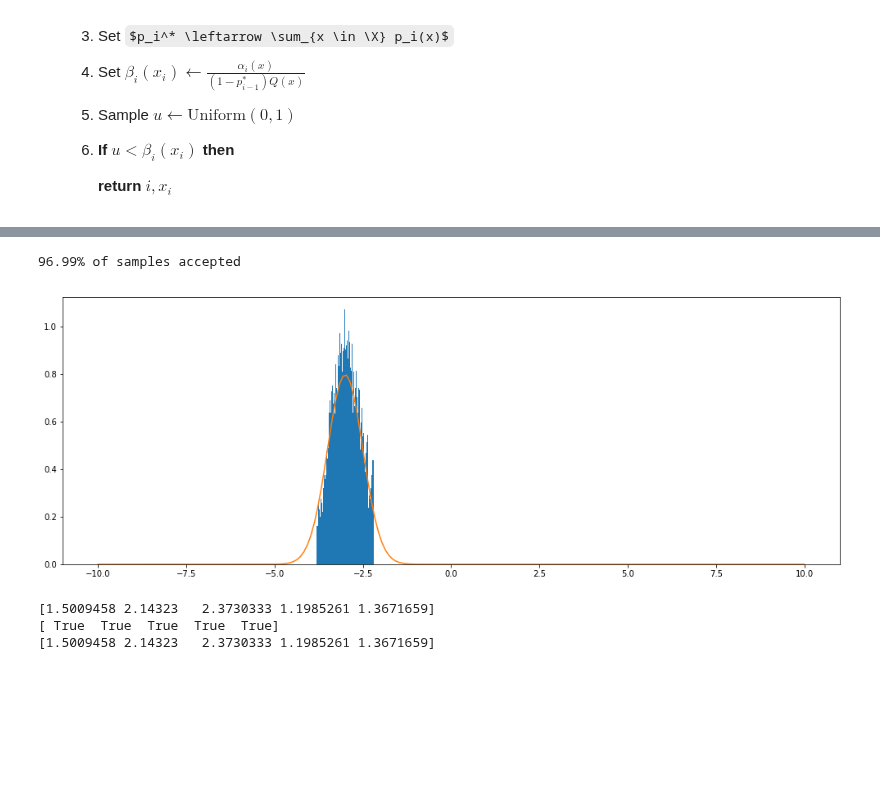
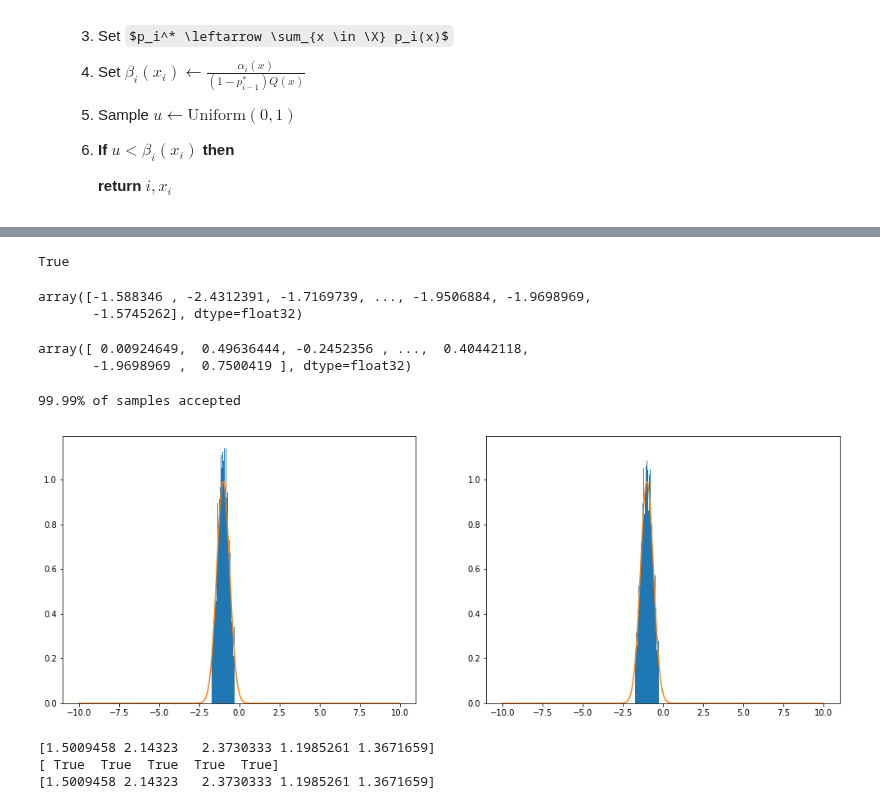
Before and after one commit to gergely-flamich/miracle-compression, a Jupyter notebook: code/compression/rejection-sampling.ipynb, the cells around one changed output, grey strips where cells are left out. Cells and saved outputs as stored; diff of their text form; code cells hidden in the pictures; some formulas as TeX source; blank space fills up the shorter version.

Commit message:
Added sample decoder

```diff
--- a/code/compression/rejection-sampling.ipynb
+++ b/code/compression/rejection-sampling.ipynb
@@ -583,7 +564,11 @@ def rejection_sample(p_loc,
                      num_samples,
                      show_plot,
                      num_draws,
+                     seed,
                      n_points=20):
+
+
+    tf.random.set_random_seed(seed)
 
     # Instantiate the proposal distribution p and target q
     p = tfd.Normal(loc=p_loc * tf.ones(num_latents), scale=p_scale * tf.ones(num_latents))
@@ -676,6 +661,7 @@ def rejection_sample(p_loc,
         update_indices = tf.logical_and(new_accepted, tf.logical_not(accepted))
 
         sample = tf.where(update_indices, new_sample, sample)
+        sample_indices = tf.where(update_indices, j * tf.ones_like(sample_indices), sample_indices)
         #print(sample)
 
         accepted = tf.math.logical_or(new_accepted, accepted)
@@ -688,4 +674,4 @@ def rejection_sample(p_loc,
         plt.plot(plot_points, q.prob(plot_points), 'r')
         plt.show()
 
-    return sample, accepted
+    return sample, sample_indices, accepted
@@ -692,14 +700,21 @@ def rejection_sample(p_loc,
 # %%
-tf.random.set_random_seed(42)
+seed = 42
 
-samps, accepted = rejection_sample(p_loc=0.,
-                                   p_scale=1.,
-                                   q_loc=-3.,
-                                   q_scale=0.5,
-                                   num_samples=1,
-                                   num_latents=10000,
-                                   n_points=20,
-                                   num_draws=5000,
-                                   show_plot=False)
+samps, sample_indices, accepted = rejection_sample(p_loc=0.,
+                                                   p_scale=1.,
+                                                   q_loc=-1.,
+                                                   q_scale=0.4,
+                                                   num_samples=1,
+                                                   num_latents=10000,
+                                                   n_points=30,
+                                                   num_draws=256,
+                                                   seed=seed,
+                                                   show_plot=False)
 # %% [output]
 [interactive output not drawn]
+# %%
+decoded_sample = decode_rejection_sample(p_loc=0.,
+                                         p_scale=1.,
+                                         seed=42,
+                                         index_matrix=sample_indices.numpy(),
+                                         num_latents=10000)
@@ -706,16 +723,40 @@ samps, accepted = rejection_sample(p_loc=0.,
+# %%
+accepted_samps = samps.numpy()[accepted.numpy()]
+accepted_decoded_samps = decoded_sample.numpy()[accepted.numpy()]
+
+np.all(accepted_samps == accepted_decoded_samps)
+# %% [output]
+True
+# %%
+accepted_samps
+# %% [output]
+array([-1.588346 , -2.4312391, -1.7169739, ..., -1.9506884, -1.9698969,
+       -1.5745262], dtype=float32)
+# %%
+accepted_decoded_samps
+# %% [output]
+array([ 0.00924649,  0.49636444, -0.2452356 , ...,  0.40442118,
+       -1.9698969 ,  0.7500419 ], dtype=float32)
 # %%
 accepted_samps = samps.numpy()[accepted.numpy()]
+accepted_decoded_samps = decoded_sample.numpy()[accepted.numpy()]
 
 print("{:.2f}% of samples accepted".format(100 * len(accepted_samps) / len(samps)))
 
 plt.figure(figsize=(17, 6))
+plt.subplot(121)
 plt.hist(accepted_samps, normed=True, bins=100)
 plot_points = np.linspace(-10., 10., 200)
-plt.plot(plot_points, tfd.Normal(loc=-3., scale=0.5).prob(plot_points))
+plt.plot(plot_points, tfd.Normal(loc=-1., scale=0.4).prob(plot_points))
+
+plt.subplot(122)
+plt.hist(accepted_decoded_samps, normed=True, bins=100)
+plot_points = np.linspace(-10., 10., 200)
+plt.plot(plot_points, tfd.Normal(loc=-1., scale=0.4).prob(plot_points))
 plt.show()
 # %% [output]
-96.99% of samples accepted
+99.99% of samples accepted
-[figure, old version]
+[figure, new version]
 # %%
 print(samps.numpy()[accepted.numpy()])
 print(accepted.numpy())
```
Also changed, not shown: parts of 4 cells of this notebook.
